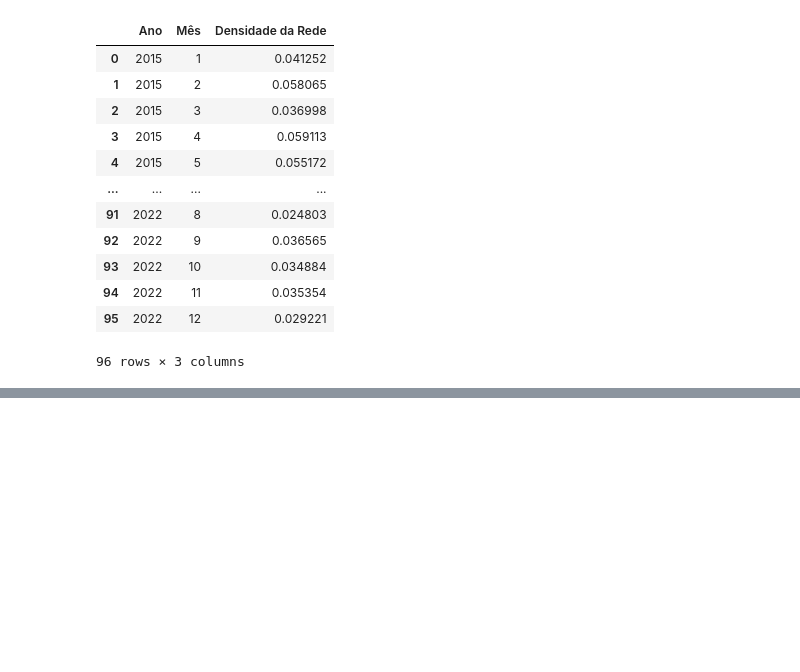
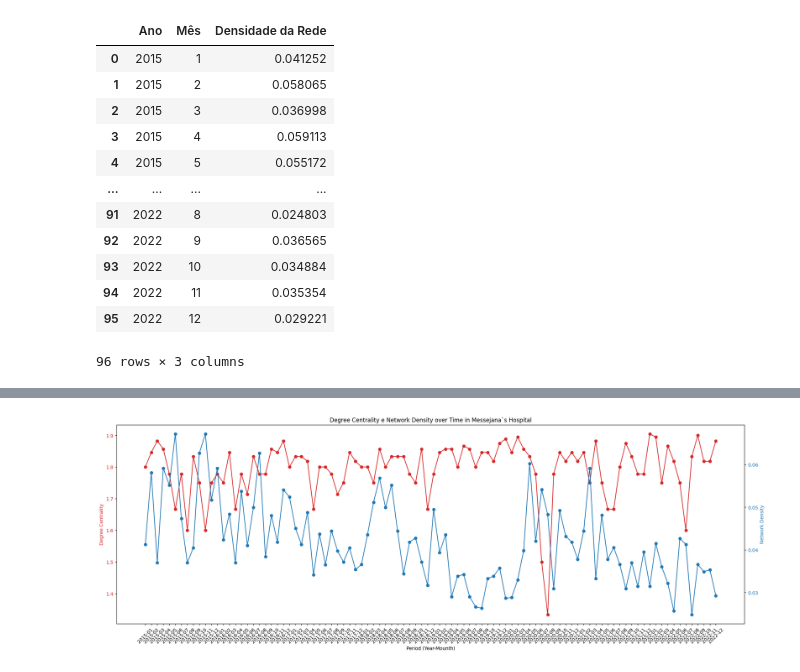
Before and after one commit to mattfeg/pesquisa-gerotec, a Jupyter notebook: src/rede.ipynb, the cells around one changed output, grey strips where cells are left out. Cells and saved outputs as stored; diff of their text form; code cells hidden in the pictures; blank space fills up the shorter version.

```diff
--- a/src/rede.ipynb
+++ b/src/rede.ipynb
@@ -72,6 +72,8 @@ HOSPITAL DE PEQUENO PORTE SAO FRANCISCO SALITRE                   1
 HOSP MATERN LUZIA T DA COSTA                                      1
 HOSPITAL MUNICIPAL DE ACOPIARA PADRE CRISARES SAMPAIO COUTO       1
 Name: count, Length: 133, dtype: int64
+# %%
+df_messejana = df[df['CNES'] == 'HM HOSPITAL DE MESSEJANA DR CARLOS ALBERTO STUDART GOMES']
 # %%
 centralidade = nx.degree_centrality(G)
 centralidade_df = pd.DataFrame(list(centralidade.items()), columns=['Nó', 'Centralidade'])
@@ -91,6 +93,7 @@ top_nos
 | 22 | CRIO CENTRO REGIONAL INTEGRADO DE... | 0.063091 |
 # %%
 dados_agrupados = df.groupby(['ANO_CMPT', 'MES_CMPT'])
+dados_agrupados_messejana = df_messejana.groupby(['ANO_CMPT', 'MES_CMPT'])
 # %%
 centralidade_media_por_periodo = []
 
@@ -188,0 +242,44 @@ df_densidade
+# %%
+centralidade_media_por_periodo_messejana = []
+densidade_por_periodo_messejana = []
+
+for nome, grupo in dados_agrupados_messejana:
+    Gdg = nx.Graph()  # Inicialize o grafo fora do loop interno
+    for index, row in grupo.iterrows():
+        Gdg.add_edge(row['MUNIC_RES'], row['CNES'])
+
+    # Adiciona o resultado na lista, incluindo o ano e mês para referência
+    centralidade_media_por_periodo_messejana.append((*nome,np.mean([d for n, d in Gdg.degree()])))
+
+    densidade_messejana = nx.density(Gdg)
+
+    # Adiciona o resultado na lista
+    densidade_por_periodo_messejana.append((ano, mes, densidade))
+
+# Convertendo os resultados em um DataFrame
+df_centralidade_media_messejana = pd.DataFrame(centralidade_media_por_periodo_messejana, columns=['Ano', 'Mês', 'Centralidade Média'])
+
+# Convertendo os resultados em um DataFrame
+df_densidade_messejana = pd.DataFrame(densidade_por_periodo, columns=['Ano', 'Mês', 'Densidade da Rede'])
+# %%
+fig, ax1 = plt.subplots(figsize=(20, 7))
+
+color = 'tab:red'
+ax1.set_xlabel('Period (Year-Mounth)')
+ax1.set_ylabel('Degree Centrality', color=color)
+ax1.plot(range(len(df_centralidade_media_messejana)), df_centralidade_media_messejana['Centralidade Média'], marker='o', linestyle='-', color=color)
+ax1.tick_params(axis='y', labelcolor=color)
+ax1.set_xticks(range(len(df_centralidade_media_messejana)))
+ax1.set_xticklabels([f"{ano}-{mes:02d}" for ano, mes in zip(df_centralidade_media_messejana['Ano'], df_centralidade_media_messejana['Mês'])], rotation=45)
+
+ax2 = ax1.twinx()  # Inicia o segundo eixo que compartilha o mesmo eixo x
+color = 'tab:blue'
+ax2.set_ylabel('Network Density', color=color)  # we already handled the x-label with ax1
+ax2.plot(range(len(df_densidade_messejana)), df_densidade_messejana['Densidade da Rede'], marker='o', linestyle='-', color=color)
+ax2.tick_params(axis='y', labelcolor=color)
+
+fig.tight_layout()  # Para garantir que o layout não sobreponha elementos
+plt.title('Degree Centrality e Network Density over Time in Messejana`s Hospital')
+plt.show()
+# %% [output]
+[figure, added]
```
Also changed, not shown: parts of 6 cells of this notebook, 5 other files.
